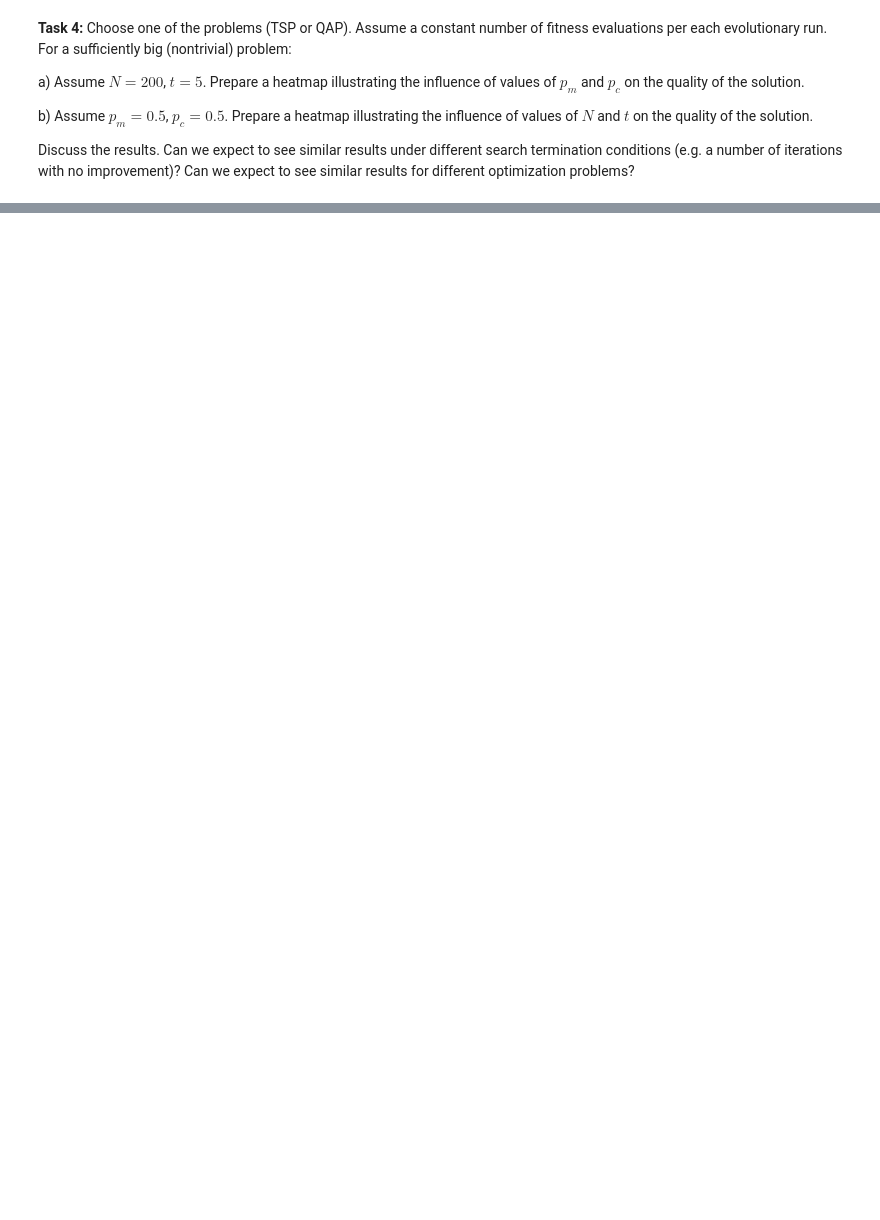
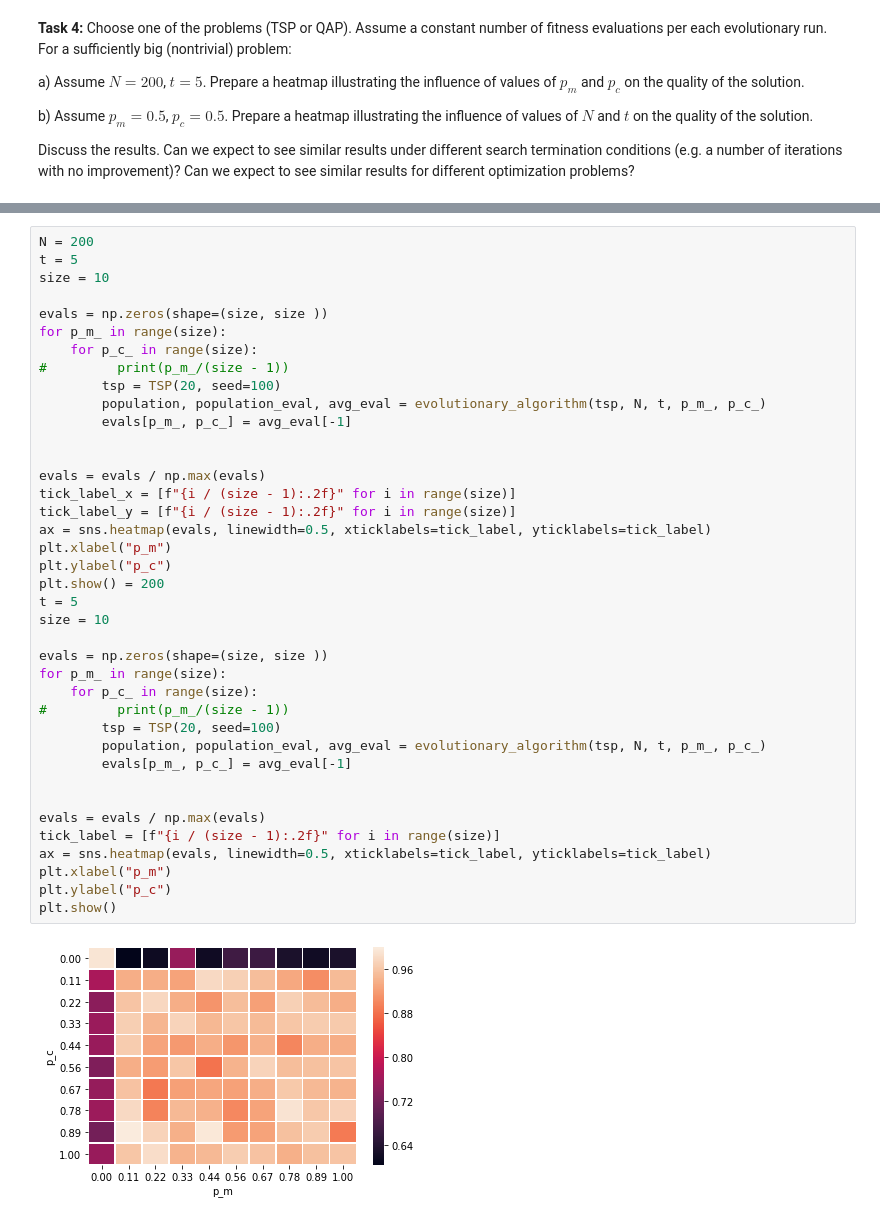
Before and after one commit to TSienki/ArtificialLife-2, a Jupyter notebook: ea.ipynb, the cells around one changed output, grey strips where cells are left out. Drawn from its saved outputs; the diff is of its cells as text; blank space fills up the shorter version.

```diff
--- a/ea.ipynb
+++ b/ea.ipynb
@@ -261,0 +285,41 @@ Discuss the results. Can we expect to see similar results under different search
+# %%
+N = 200
+t = 5
+size = 10
+
+evals = np.zeros(shape=(size, size ))
+for p_m_ in range(size):
+    for p_c_ in range(size):
+#         print(p_m_/(size - 1))
+        tsp = TSP(20, seed=100)
+        population, population_eval, avg_eval = evolutionary_algorithm(tsp, N, t, p_m_, p_c_)
+        evals[p_m_, p_c_] = avg_eval[-1]
+
+
+evals = evals / np.max(evals)
+tick_label_x = [f"{i / (size - 1):.2f}" for i in range(size)]
+tick_label_y = [f"{i / (size - 1):.2f}" for i in range(size)]
+ax = sns.heatmap(evals, linewidth=0.5, xticklabels=tick_label, yticklabels=tick_label)
+plt.xlabel("p_m")
+plt.ylabel("p_c")
+plt.show() = 200
+t = 5
+size = 10
+
+evals = np.zeros(shape=(size, size ))
+for p_m_ in range(size):
+    for p_c_ in range(size):
+#         print(p_m_/(size - 1))
+        tsp = TSP(20, seed=100)
+        population, population_eval, avg_eval = evolutionary_algorithm(tsp, N, t, p_m_, p_c_)
+        evals[p_m_, p_c_] = avg_eval[-1]
+
+
+evals = evals / np.max(evals)
+tick_label = [f"{i / (size - 1):.2f}" for i in range(size)]
+ax = sns.heatmap(evals, linewidth=0.5, xticklabels=tick_label, yticklabels=tick_label)
+plt.xlabel("p_m")
+plt.ylabel("p_c")
+plt.show()
+# %% [output]
+[figure, added]
```
Also changed, not shown: parts of 5 cells of this notebook, 1 other file.
